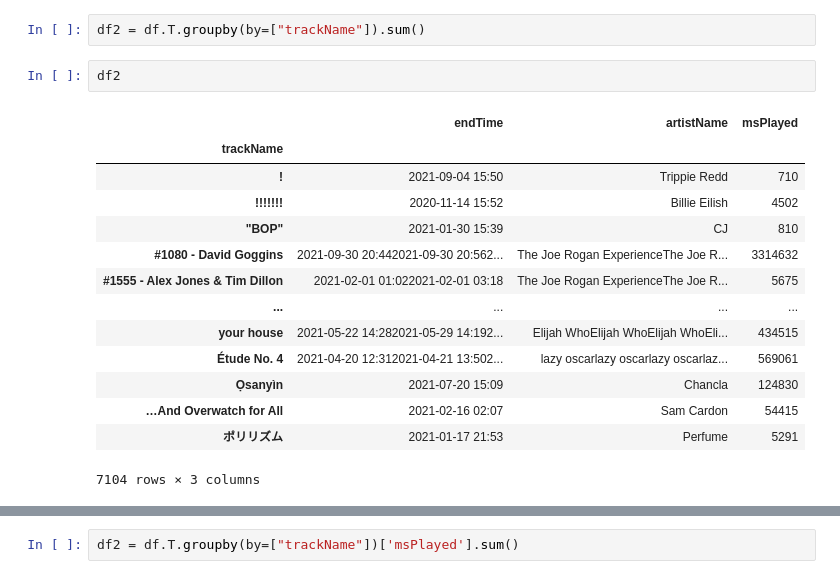
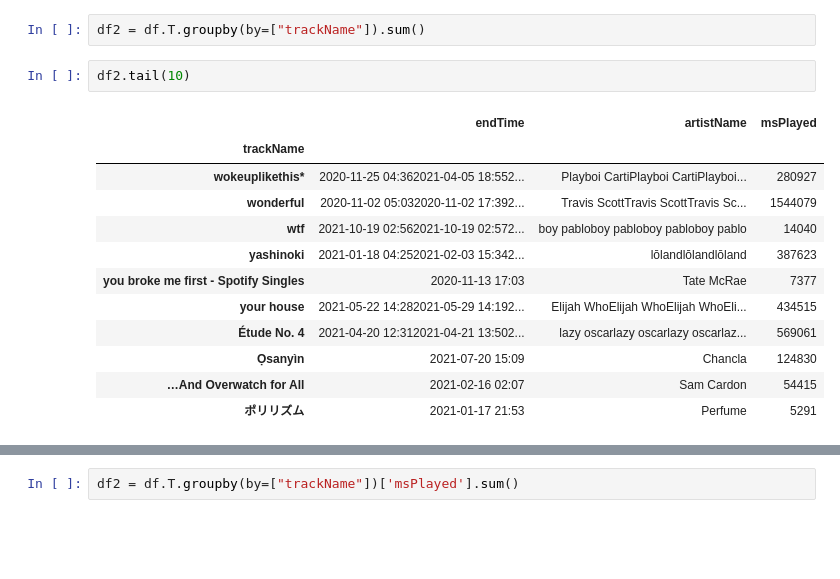
Before and after one commit to asboyer/boyers_beats, a Jupyter notebook: notebooks/messin_around_before_the_party.ipynb, the cells around one changed output, grey strips where cells are left out. Cells and saved outputs as stored; diff of their text form; blank space fills up the shorter version.

```diff
--- a/notebooks/messin_around_before_the_party.ipynb
+++ b/notebooks/messin_around_before_the_party.ipynb
@@ -226,19 +218,17 @@ KeyError: 'trackName'
 # %%
 df2 = df.T.groupby(by=["trackName"]).sum()
 # %%
-df2
+df2.tail(10)
 # %% [output]
 |  | endTime | artistName | msPlayed |
 | trackName |  |  |  |
-| ! | 2021-09-04 15:50 | Trippie Redd | 710 |
-| !!!!!!! | 2020-11-14 15:52 | Billie Eilish | 4502 |
-| "BOP" | 2021-01-30 15:39 | CJ | 810 |
-| #1080 - David Goggins | 2021-09-30 20:442021-09-30 20:562... | The Joe Rogan ExperienceThe Joe R... | 3314632 |
-| #1555 - Alex Jones & Tim Dillon | 2021-02-01 01:022021-02-01 03:18 | The Joe Rogan ExperienceThe Joe R... | 5675 |
-| ... | ... | ... | ... |
+| wokeuplikethis* | 2020-11-25 04:362021-04-05 18:552... | Playboi CartiPlayboi CartiPlayboi... | 280927 |
+| wonderful | 2020-11-02 05:032020-11-02 17:392... | Travis ScottTravis ScottTravis Sc... | 1544079 |
+| wtf | 2021-10-19 02:562021-10-19 02:572... | boy pabloboy pabloboy pabloboy pablo | 14040 |
+| yashinoki | 2021-01-18 04:252021-02-03 15:342... | lōlandlōlandlōland | 387623 |
+| you broke me first - Spotify Singles | 2020-11-13 17:03 | Tate McRae | 7377 |
 | your house | 2021-05-22 14:282021-05-29 14:192... | Elijah WhoElijah WhoElijah WhoEli... | 434515 |
 | Étude No. 4 | 2021-04-20 12:312021-04-21 13:502... | lazy oscarlazy oscarlazy oscarlaz... | 569061 |
 | Ọsanyìn | 2021-07-20 15:09 | Chancla | 124830 |
 | …And Overwatch for All | 2021-02-16 02:07 | Sam Cardon | 54415 |
 | ポリリズム | 2021-01-17 21:53 | Perfume | 5291 |
-7104 rows × 3 columns
```
Also changed, not shown: parts of 7 cells of this notebook.
